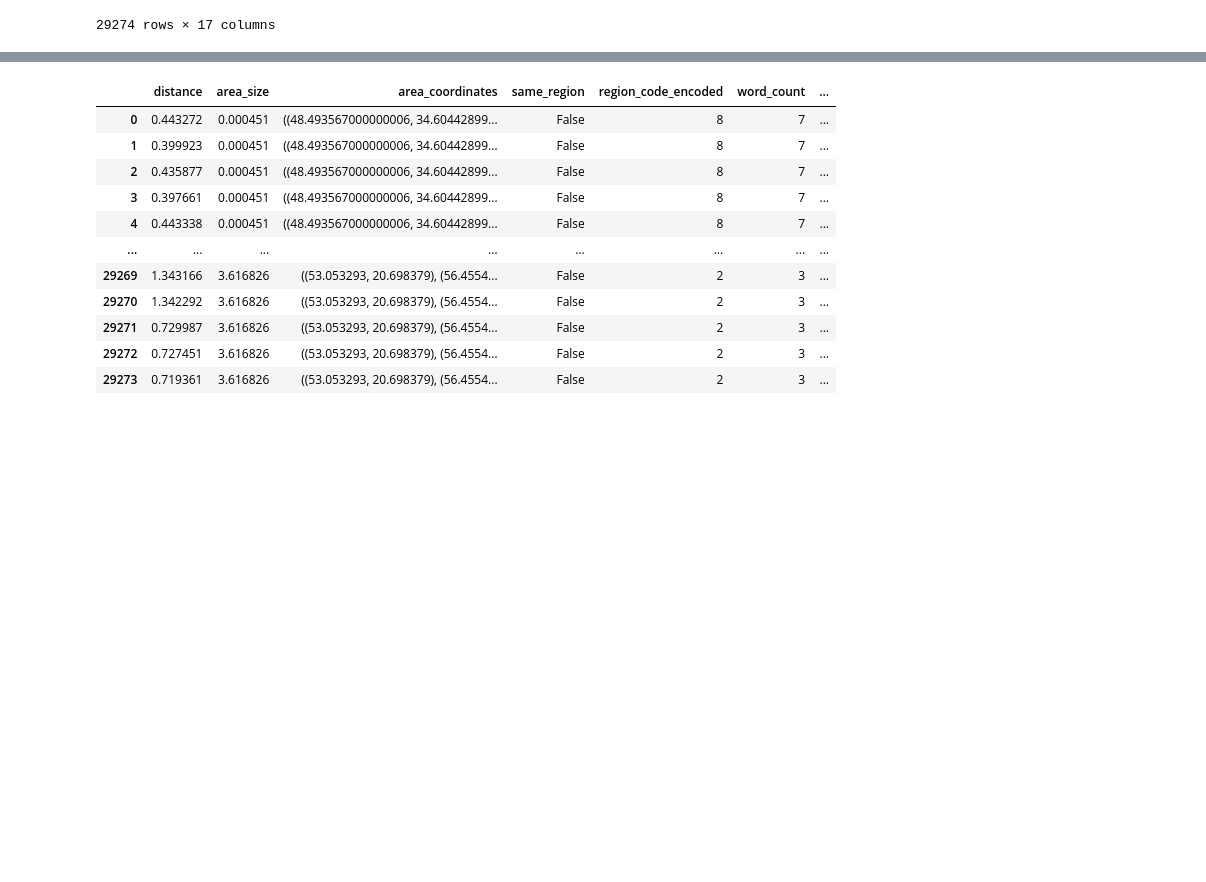
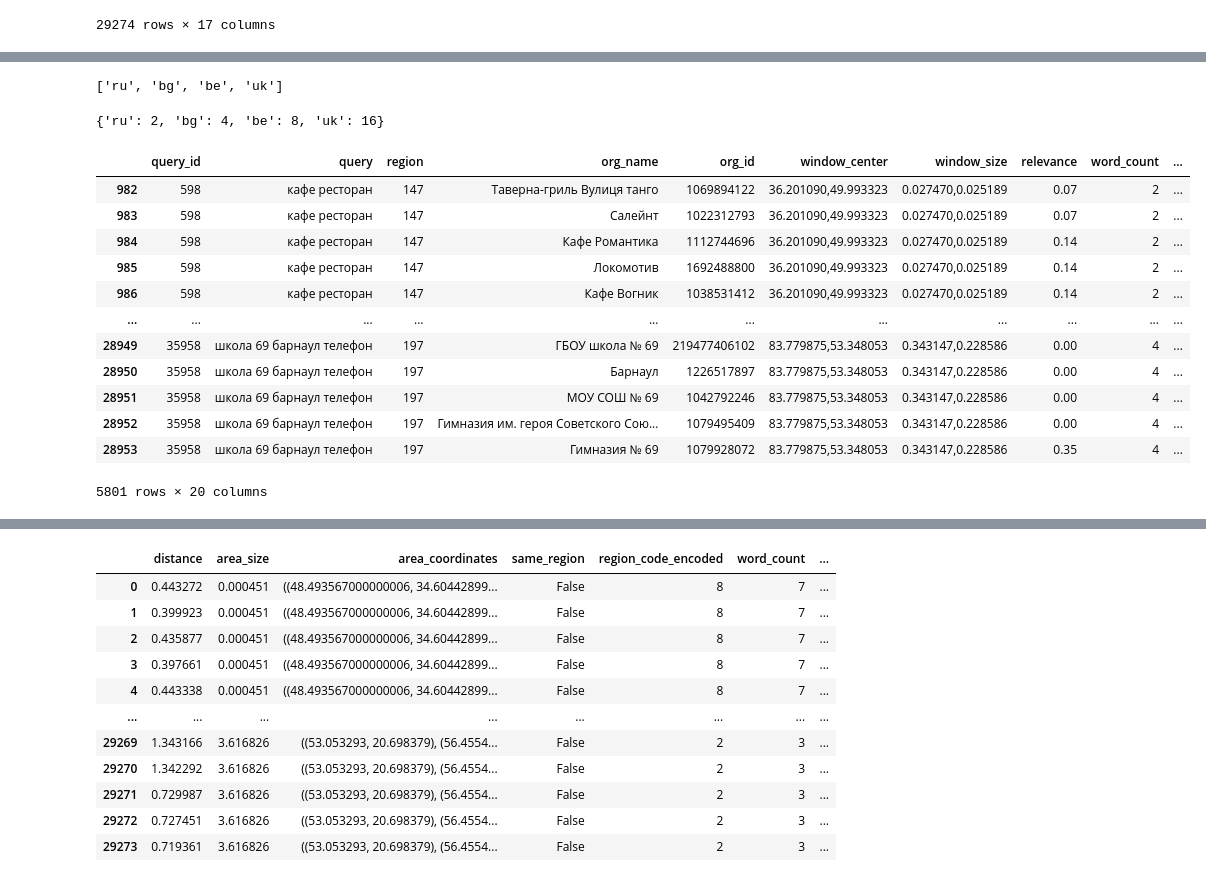
Before and after one commit to Mr-S-Mirzoev/Data-Science, a Jupyter notebook: ML-Tasks/lab03.ipynb, the cells around one changed output, grey strips where cells are left out. Cells and saved outputs as stored; diff of their text form; code cells hidden in the pictures; blank space fills up the shorter version.

Commit message:
Added more features for train

```diff
--- a/ML-Tasks/lab03.ipynb
+++ b/ML-Tasks/lab03.ipynb
@@ -362,3 +362,6 @@ df_train
 | 29272 | 36337 | • Кафедральный собор | 10857 | Кафедральный собор Христа Спасителя | 1675621522 | 21.229930,54.754365 | 3.402144,1.063102 | 0.15 | 3 | ... |
 | 29273 | 36337 | • Кафедральный собор | 10857 | Кафедральный собор | 1129616424 | 21.229930,54.754365 | 3.402144,1.063102 | 0.35 | 3 | ... |
 29274 rows × 17 columns
+# %%
+df_train["synonims_count"] = np.vectorize(lambda x: len(x["names"]))(df_train["org_json"])
+df_train
@@ -364,0 +382,5 @@ df_train
+# %%
+from langid import classify as get_lang
+
+df_train["request_lang"] = np.vectorize(lambda x: get_lang(x)[0])(df_train["query"])
+df_train
@@ -364,0 +401,31 @@ df_train
+# %%
+grouped = df_train[["org_name", "request_lang"]].groupby('request_lang').agg(['count'])["org_name"]
+grouped = grouped.sort_values('count', ascending=False)
+LANG_CATS_QUANTITY = 7
+top_cats = list(grouped.reset_index()["request_lang"][:LANG_CATS_QUANTITY])
+top_cats
+# %% [output]
+['ru', 'bg', 'be', 'uk']
+# %%
+top_cats_encoded = {top_cats[i] : 1 << (i + 1) for i in range(LANG_CATS_QUANTITY)}
+REGION_CODE_ONE_HOT_DEFAULT = 1
+top_cats_encoded
+# %% [output]
+{'ru': 2, 'bg': 4, 'be': 8, 'uk': 16}
+# %%
+df_train["request_lang_encoded"] = np.vectorize(lambda x: top_cats_encoded.setdefault(x, REGION_CODE_ONE_HOT_DEFAULT))(df_train["request_lang"])
+df_train[df_train["request_lang_encoded"]==1]
+# %% [output]
+|  | query_id | query | region | org_name | org_id | window_center | window_size | relevance | word_count | ... |
+| 982 | 598 | кафе ресторан | 147 | Таверна-гриль Вулиця танго | 1069894122 | 36.201090,49.993323 | 0.027470,0.025189 | 0.07 | 2 | ... |
+| 983 | 598 | кафе ресторан | 147 | Салейнт | 1022312793 | 36.201090,49.993323 | 0.027470,0.025189 | 0.07 | 2 | ... |
+| 984 | 598 | кафе ресторан | 147 | Кафе Романтика | 1112744696 | 36.201090,49.993323 | 0.027470,0.025189 | 0.14 | 2 | ... |
+| 985 | 598 | кафе ресторан | 147 | Локомотив | 1692488800 | 36.201090,49.993323 | 0.027470,0.025189 | 0.14 | 2 | ... |
+| 986 | 598 | кафе ресторан | 147 | Кафе Вогник | 1038531412 | 36.201090,49.993323 | 0.027470,0.025189 | 0.14 | 2 | ... |
+| ... | ... | ... | ... | ... | ... | ... | ... | ... | ... | ... |
+| 28949 | 35958 | школа 69 барнаул телефон | 197 | ГБОУ школа № 69 | 219477406102 | 83.779875,53.348053 | 0.343147,0.228586 | 0.00 | 4 | ... |
+| 28950 | 35958 | школа 69 барнаул телефон | 197 | Барнаул | 1226517897 | 83.779875,53.348053 | 0.343147,0.228586 | 0.00 | 4 | ... |
+| 28951 | 35958 | школа 69 барнаул телефон | 197 | МОУ СОШ № 69 | 1042792246 | 83.779875,53.348053 | 0.343147,0.228586 | 0.00 | 4 | ... |
+| 28952 | 35958 | школа 69 барнаул телефон | 197 | Гимназия им. героя Советского Сою... | 1079495409 | 83.779875,53.348053 | 0.343147,0.228586 | 0.00 | 4 | ... |
+| 28953 | 35958 | школа 69 барнаул телефон | 197 | Гимназия № 69 | 1079928072 | 83.779875,53.348053 | 0.343147,0.228586 | 0.35 | 4 | ... |
+5801 rows × 20 columns
```
Also changed, not shown: parts of 10 cells of this notebook.
